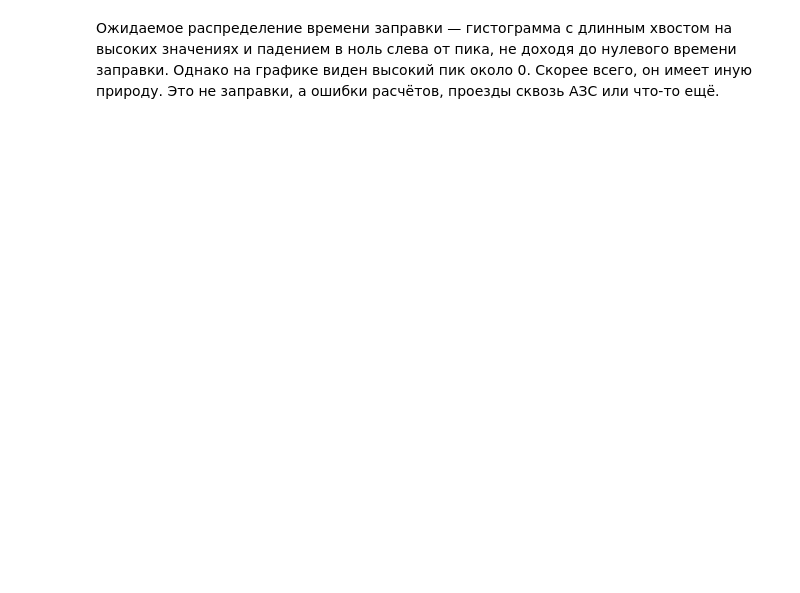
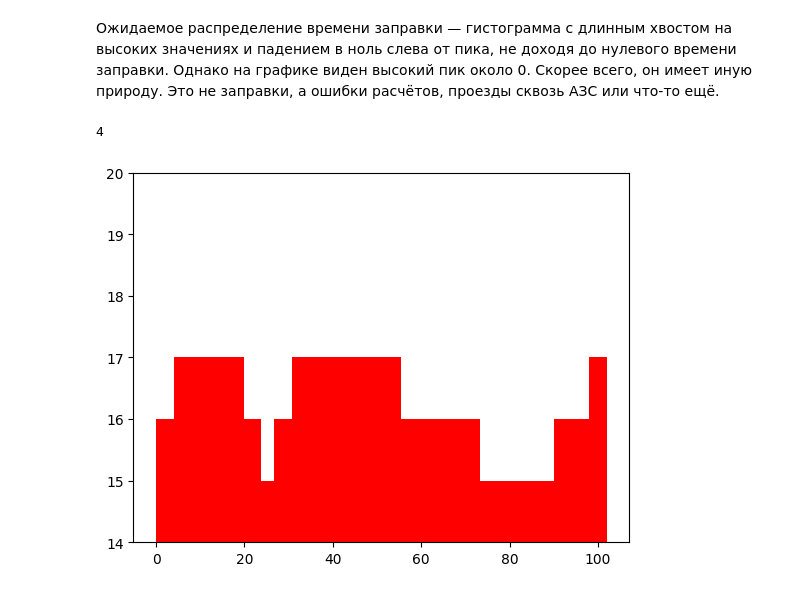
Before and after one commit to RayKoltner/datascience, a Jupyter notebook: Занятие 7_Кувшинов.ipynb, the cells around one changed output. Saved outputs shown, nothing was run; the diff lists cells and outputs as text; code cells hidden in the pictures; blank space fills up the shorter version.

```diff
--- a/Занятие 7_Кувшинов.ipynb
+++ b/Занятие 7_Кувшинов.ipynb
@@ -289,2 +301,17 @@ pd.Series([4, 5, 5, 5, 5, 5, 5, 5, 5, 5, 6]).hist(range=(0, 10))
 # %% [markdown]
 Ожидаемое распределение времени заправки — гистограмма с длинным хвостом на высоких значениях и падением в ноль слева от пика, не доходя до нулевого времени заправки. Однако на графике виден высокий пик около 0. Скорее всего, он имеет иную природу. Это не заправки, а ошибки расчётов, проезды сквозь АЗС или что-то ещё.
+# %%
+import matplotlib.pyplot as plt
+double_times = [(16,4), (17,16), (16,4), (15,3), (16,4), (17,25), (16,18), (15,17), (16,8), (17,4)]
+times = []
+nums = []
+for i in double_times:
+  times += [i[0]]*i[1]
+for i in range(len(times)):
+  nums += [i]*times[i]
+ax = plt.gca()
+ax.set_ylim([14,20])
+plt.show(plt.hist(nums, color = 'red', bins = len(times)))
+# %% [output]
+4
+[figure, added]
```
Also changed, not shown: parts of 4 cells of this notebook.
